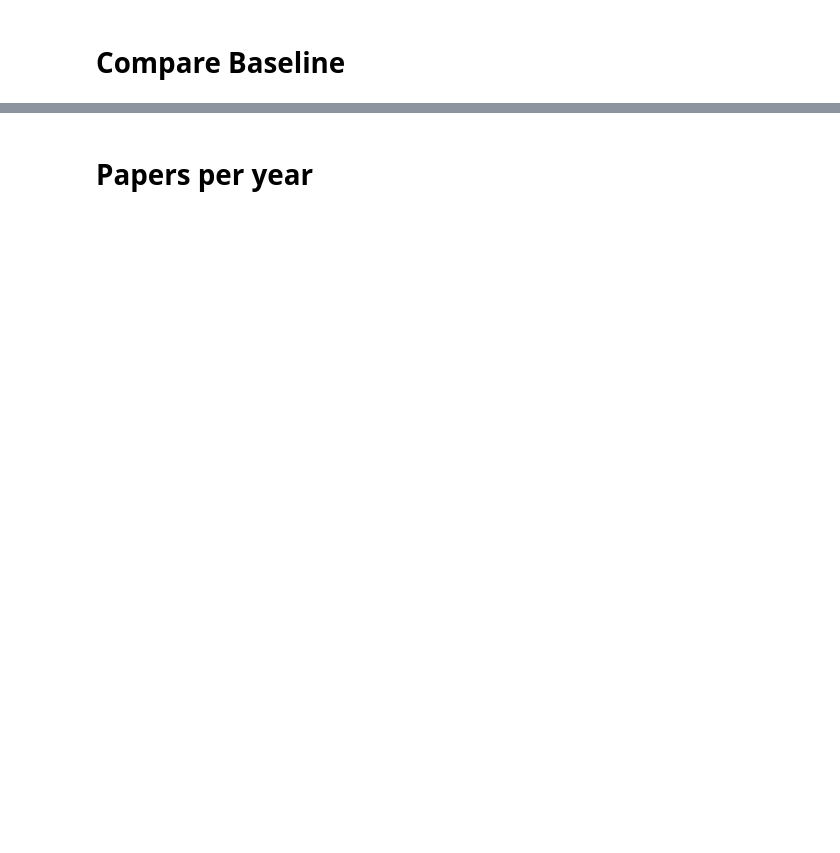
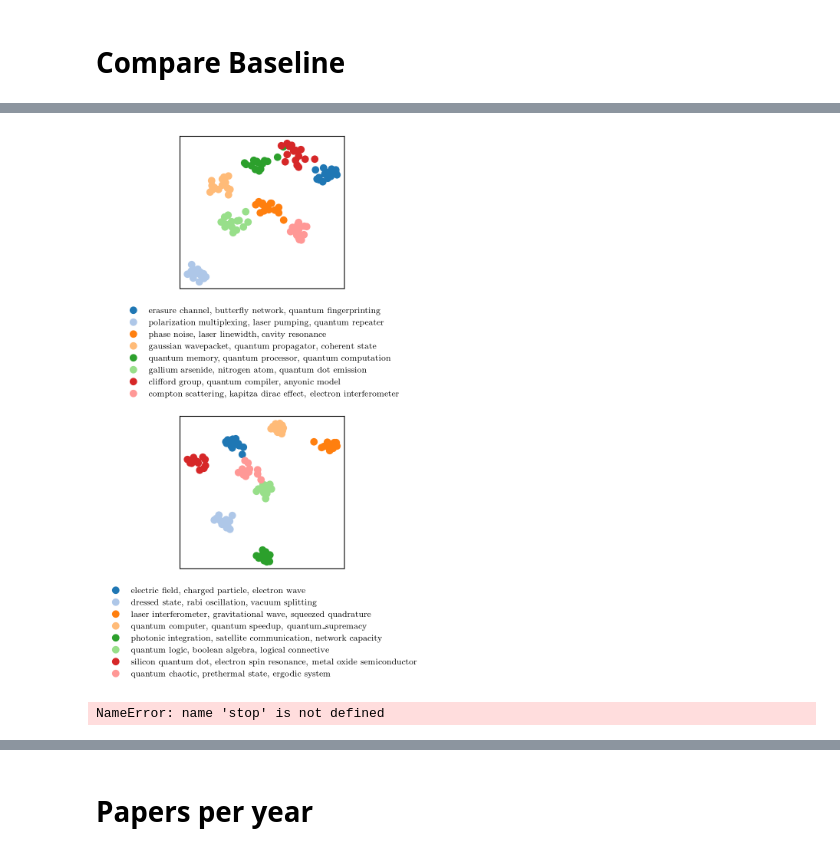
Before and after one commit to FelixFrohnertDB/arxiv_nlp, a Jupyter notebook: 6_additional_plots.ipynb, the cells around one changed output, grey strips where cells are left out. Drawn from its saved outputs; the diff is of its cells as text; code cells hidden in the pictures; blank space fills up the shorter version.

```diff
--- a/6_additional_plots.ipynb
+++ b/6_additional_plots.ipynb
@@ -141,0 +671,53 @@ cumulative_sum = [sum(new_words_per_year[y] for y in years if y <= year) for yea
+# %%
+import matplotlib.pyplot as plt
+
+# Set up the figure for a single-column layout with four rows (two for plots and two for legends)
+fig, axs = plt.subplots(4, 1, figsize=(7.48031/2, 7.48031), gridspec_kw={'height_ratios': [3, 1, 3, 1]})
+
+# Define color palette
+colors = plt.cm.tab20.colors
+
+# Plot the first set of points
+for i in range(8):
+    axs[0].scatter(umap_data_2d_2012[i, :, 0], umap_data_2d_2012[i, :, 1],
+                   color=colors[i], label=f'Category {i+1}', alpha=1)
+
+axs[0].set_xticks([])
+axs[0].set_yticks([])
+
+# Prepare legend entries for the first plot
+legend_labels_2012 = [f"{', '.join(words)}" for words in dict_2012.values()]
+handles_2012 = [plt.Line2D([0], [0], marker='o', color='w', markerfacecolor=colors[i], markersize=8,
+                          label=legend_labels_2012[i]) for i in range(8)]
+
+# Place the legend below the first plot
+axs[1].legend(handles=handles_2012, loc='center', frameon=False, ncol=1, fontsize=8)
+axs[1].axis('off')  # Hide the axis for the legend area
+
+############################
+# Plot the second set of points
+for i in range(8):
+    axs[2].scatter(umap_data_2d_2022[i, :, 0], umap_data_2d_2022[i, :, 1],
+                   color=colors[i], label=f'Category {i+1}', alpha=1)
+
+axs[2].set_xticks([])
+axs[2].set_yticks([])
+
+# Prepare legend entries for the second plot
+legend_labels_2022 = [f"{', '.join(words)}" for words in dict_2022.values()]
+handles_2022 = [plt.Line2D([0], [0], marker='o', color='w', markerfacecolor=colors[i], markersize=8,
+                          label=legend_labels_2022[i]) for i in range(8)]
+
+# Place the legend below the second plot
+axs[3].legend(handles=handles_2022, loc='center', frameon=False, ncol=1, fontsize=8)
+axs[3].axis('off')  # Hide the axis for the legend area
+
+# Adjust layout to ensure good spacing
+plt.tight_layout()
+plt.show()
+# %% [output]
+[figure, added]
+# %%
+stop
+# %% [output]
+NameError: name 'stop' is not defined
```
Also changed, not shown: parts of 61 cells of this notebook, 14 other files.
